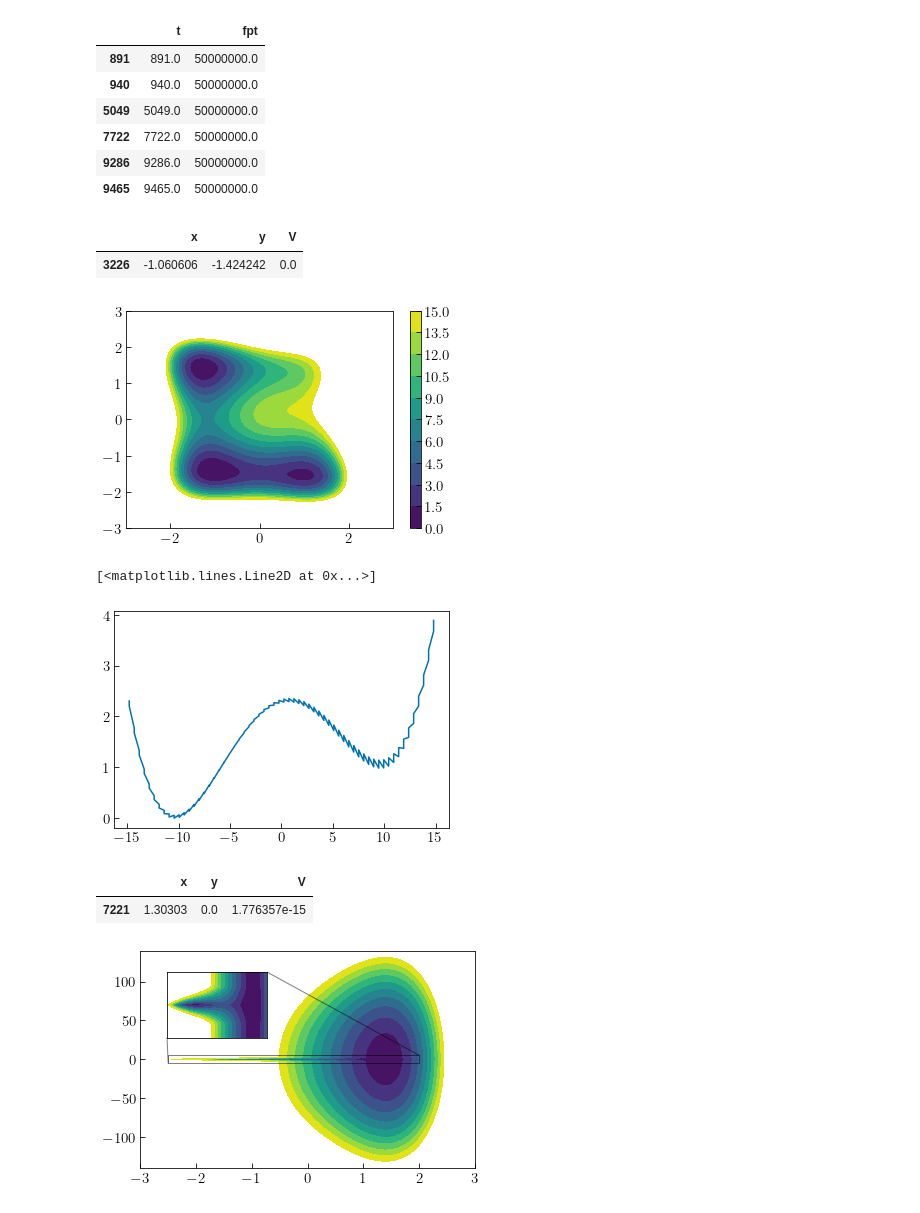
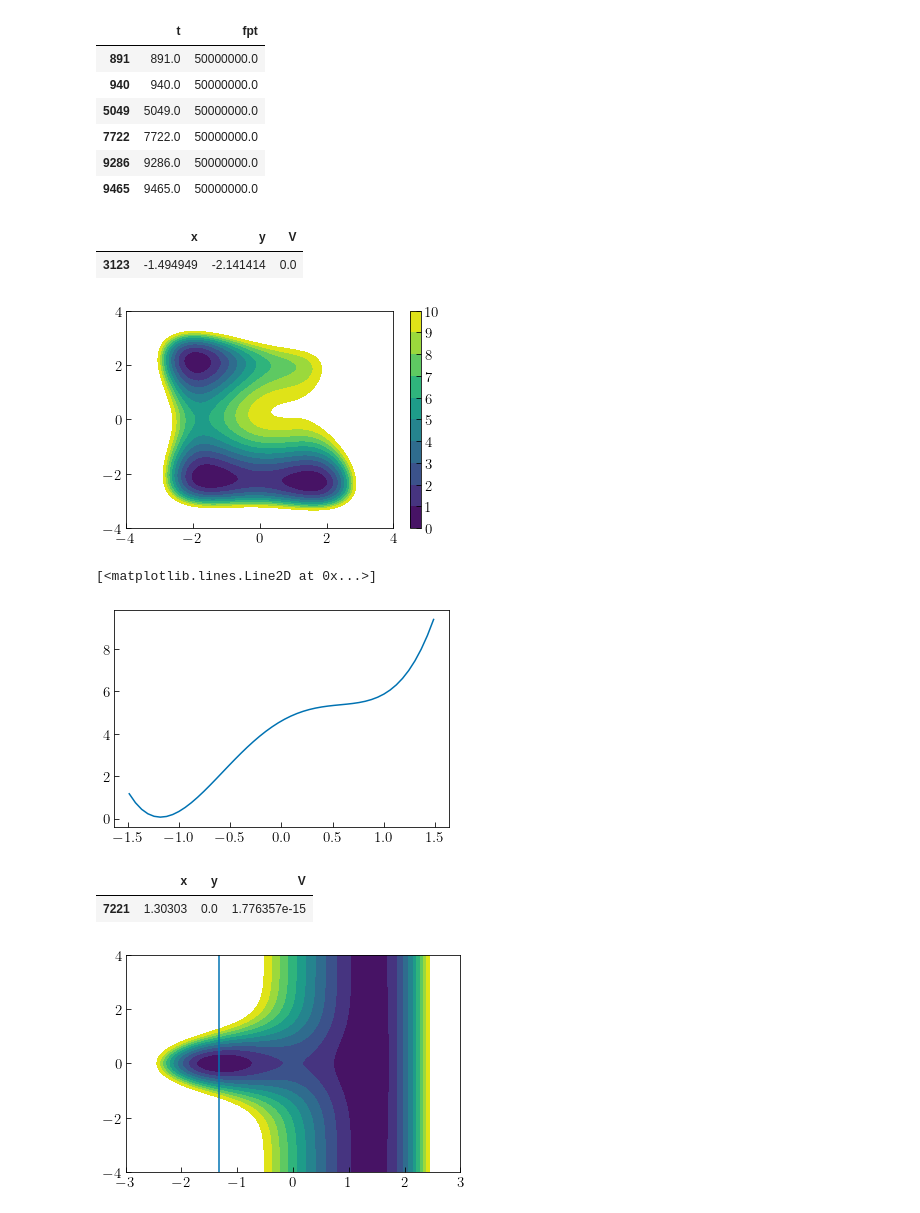
Before and after one commit to OfirBlumer/resetting, a Jupyter notebook: plotsForPaper/plotsMaker.ipynb, the cells around one changed output. Drawn from its saved outputs; the diff is of its cells as text; code cells hidden in the pictures.

```diff
--- a/plotsForPaper/plotsMaker.ipynb
+++ b/plotsForPaper/plotsMaker.ipynb
@@ -46,8 +46,11 @@ def sharpSample(func,params,rate):
 def pade3_2(x,U0,U1,D1,U2,D2,D3):
     return (U2*x**2+x*U1+U0)/(D3*x**3+D2*x**2+x*D1+1)
 
-def pade3_3(x,U0,D0,U1,D1,U2,D2,U3,D3,D4):
-    return (U3*x**3+U2*x**2+x*U1+U0)/(D3*x**3+D2*x**2+x*D1+D0)
+def pade2_2(x,U0,U1,D1,U2,D2):
+    return (U2*x**2+x*U1+U0)/(D2*x**2+x*D1+1)
+
+def pade3_3(x,U0,U1,D1,U2,D2,U3,D3):
+    return (U3*x**3+U2*x**2+x*U1+U0)/(D3*x**3+D2*x**2+x*D1+1)
 
 def pade3_4(x,A,U1,D1,U2,D2,U3,D3,D4):
     return (U3*x**3+U2*x**2+x*U1+A)/(D4*x**4+D3*x**3+D2*x**2+x*D1+A)
@@ -89,7 +92,7 @@ plt.rcParams['ytick.major.size'] = 5.0
 plt.rcParams['ytick.minor.size'] = 3.0
 plt.rcParams['axes.linewidth'] = lwidth
 plt.rcParams['legend.handlelength'] = lhandle
-plt.rc("savefig", dpi=200)
+plt.rc("savefig", dpi=300)
 # %% [markdown]
 Plot predictions...
 # %%
@@ -480,17 +843,17 @@ dat.loc[dat.fpt==50000000]
 | 9286 | 9286.0 | 50000000.0 |
 | 9465 | 9465.0 | 50000000.0 |
 # %%
-pointsx = np.linspace(-3,3,100)
-pointsy = np.linspace(-3,3,100)
+pointsx = np.linspace(-4,4,100)
+pointsy = np.linspace(-4,4,100)
 xs = []
 ys = []
 Vs = []
-levels = np.linspace(0,15,11)
+levels = np.linspace(0,10,11)
 for xt in pointsx:
-    x = xt/1
+    x = xt/1.5
     for yt in pointsy:
-        y = yt/1.
-        Vs.append(1.75*0.59616*(x**4+y**4-2.*x**2-4*y**2+1.*x*y+1.75*x+1.2*y))
+        y = yt/1.5
+        Vs.append(1.4*0.59616*(1*x**4+y**4-2*x**2-4*y**2+1.*x*y+1.5*x+1.2*y))
         xs.append(xt)
         ys.append(yt)
 
@@ -503,58 +866,58 @@ V = surface.loc[surface.y<0]
 V.loc[V.V==V.V.min()]
 # %% [output]
 |  | x | y | V |
-| 3226 | -1.060606 | -1.424242 | 0.0 |
+| 3123 | -1.494949 | -2.141414 | 0.0 |
-[figure, old version]
+[figure, new version]
 # %%
 V = surface.loc[surface.y>-2].loc[surface.y<2].loc[surface.x>-1.1].loc[surface.x<-1]
 # plt.plot(V.y,V.V)
-V = surface.loc[surface.y<-1.4].loc[surface.y>-1.5].loc[surface.x>-15].loc[surface.x<15]
+V = surface.loc[surface.y<1.6].loc[surface.y>1.5].loc[surface.x>-1.5].loc[surface.x<1.5]
 plt.plot(V.x,V.V)
 
 # surface.loc[surface.V==0]
 # %% [output]
 [<matplotlib.lines.Line2D at 0x...>]
-[figure, old version]
+[figure, new version]
 # %%
-pointsy = np.linspace(-140,140,101)
+pointsy = np.linspace(-4,4,101)
 pointsx = np.linspace(-3,3,100)
 xs = []
 ys = []
 Vs = []
-A = [24.5,24.5]
+A = [24.44, 24.44]
 alphas = [1.3,1.3]
 lambdas = [2000,1]
 x0s = [2.5,-2.5]
 y0s = [0,0]
 
 levels = np.linspace(0,15,11)
 for x in pointsx:
     for y in pointsy:
         W_1 = A[0]*np.exp(-(x-x0s[0])**2/(2*alphas[0]**2)-(y-y0s[0])**2/(2*lambdas[0]**2))
         W_2 = A[1]*np.exp(-(x-x0s[1])**2/(2*alphas[1]**2)-(y-y0s[1])**2/(2*lambdas[1]**2))
         Vs.append((-(W_1 + W_2) + 4*x**2 + 0.0005*y**2))
         xs.append(x)
         ys.append(y)
 
 surface = pd.DataFrame({"x":xs,"y":ys,"V":Vs})
 surface.V -= surface.V.min()
 fig, ax = plt.subplots()
-axins = ax.inset_axes([0.08, 0.6, 0.3, 0.3])
+# axins = ax.inset_axes([0.08, 0.6, 0.3, 0.3])
 ax.tricontourf(surface.x,surface.y,surface.V/0.59616,levels=levels)
-axins.tricontourf(surface.x,surface.y,surface.V/0.59616,levels=levels)
-axins.set_xlim(-2.5, 2)
-axins.set_ylim(-5, 5)
-axins.set_xticklabels([])
-axins.set_yticklabels([])
-axins.xaxis.set_ticks_position('none')
-axins.yaxis.set_ticks_position('none')
-ax.indicate_inset_zoom(axins, edgecolor="black")
-
+# axins.tricontourf(surface.x,surface.y,surface.V/0.59616,levels=levels)
+# axins.set_xlim(-2.5, 2)
+# axins.set_ylim(-5, 5)
+# axins.set_xticklabels([])
+# axins.set_yticklabels([])
+# axins.xaxis.set_ticks_position('none')
+# axins.yaxis.set_ticks_position('none')
+# ax.indicate_inset_zoom(axins, edgecolor="black")
+ax.plot([-4/3,-4/3],[-4,4])
 # lim = -1
 right = surface.loc[surface.x>0]
 right.loc[right.V==right.V.min()]
 # plt.plot([lim,lim],[-5,5],linestyle="dashed",c="white")
 # %% [output]
 |  | x | y | V |
 | 7221 | 1.30303 | 0.0 | 1.776357e-15 |
-[figure, old version]
+[figure, new version]
```
Also changed, not shown: parts of 18 cells of this notebook, 33 other files.
